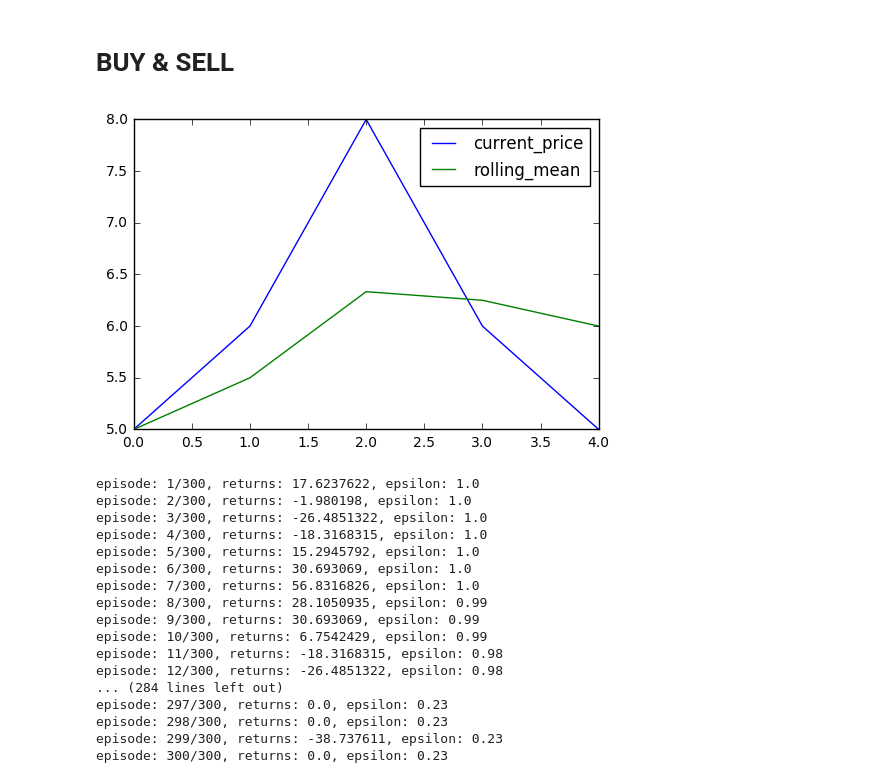
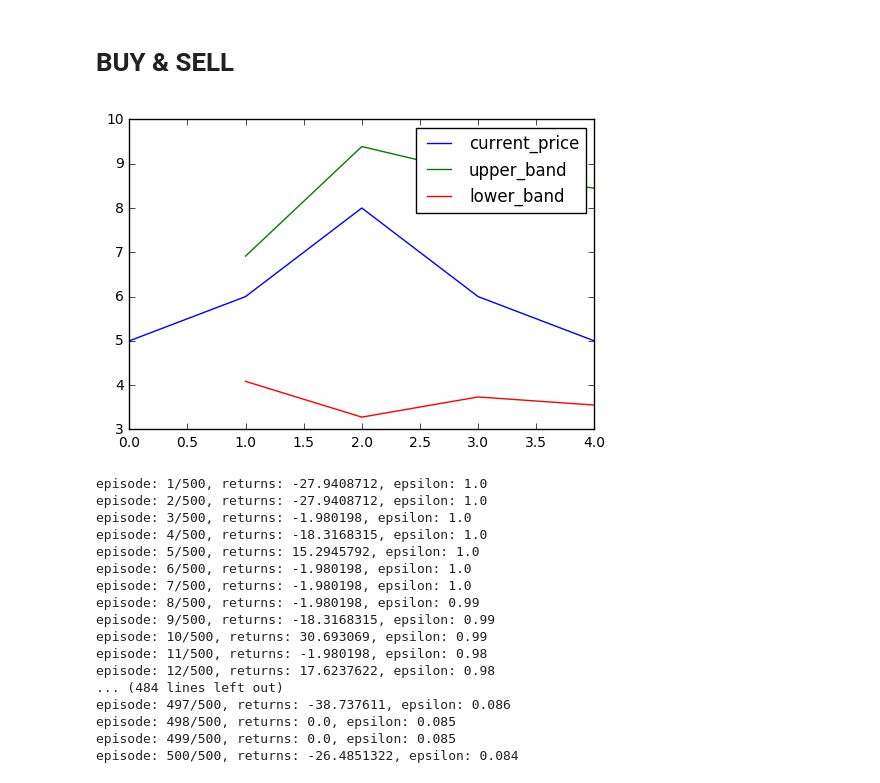
Before and after one commit to GradientTrader/simulator, a Jupyter notebook: debug.ipynb, the cells around one changed output. Cells and saved outputs as stored; diff of their text form; code cells hidden in the pictures.

```diff
--- a/debug.ipynb
+++ b/debug.ipynb
@@ -187,29 +187,29 @@ dummy_both = DDQNAgent(recent_k = 150, num_coins_per_order = num_coins_per_order
                      external_states = ["current_price"],
                      internal_states = ["is_holding_coin"], epsilon_min = 0.01)
 # %%
-dummy_both.env.plot(states_to_plot=["current_price", "rolling_mean"])
+dummy_both.env.plot(states_to_plot=["current_price", "upper_band", "lower_band"])
 # %% [output]
-[figure, old version]
+[figure, new version]
 # %%
-dummy_both.train(num_episodes=300)
+dummy_both.train(num_episodes=500)
 # %% [output]
-episode: 1/300, returns: 17.6237622, epsilon: 1.0
-episode: 2/300, returns: -1.980198, epsilon: 1.0
-episode: 3/300, returns: -26.4851322, epsilon: 1.0
-episode: 4/300, returns: -18.3168315, epsilon: 1.0
-episode: 5/300, returns: 15.2945792, epsilon: 1.0
-episode: 6/300, returns: 30.693069, epsilon: 1.0
-episode: 7/300, returns: 56.8316826, epsilon: 1.0
-episode: 8/300, returns: 28.1050935, epsilon: 0.99
-episode: 9/300, returns: 30.693069, epsilon: 0.99
-episode: 10/300, returns: 6.7542429, epsilon: 0.99
-episode: 11/300, returns: -18.3168315, epsilon: 0.98
-episode: 12/300, returns: -26.4851322, epsilon: 0.98
-... (284 lines left out)
-episode: 297/300, returns: 0.0, epsilon: 0.23
-episode: 298/300, returns: 0.0, epsilon: 0.23
-episode: 299/300, returns: -38.737611, epsilon: 0.23
-episode: 300/300, returns: 0.0, epsilon: 0.23
+episode: 1/500, returns: -27.9408712, epsilon: 1.0
+episode: 2/500, returns: -27.9408712, epsilon: 1.0
+episode: 3/500, returns: -1.980198, epsilon: 1.0
+episode: 4/500, returns: -18.3168315, epsilon: 1.0
+episode: 5/500, returns: 15.2945792, epsilon: 1.0
+episode: 6/500, returns: -1.980198, epsilon: 1.0
+episode: 7/500, returns: -1.980198, epsilon: 1.0
+episode: 8/500, returns: -1.980198, epsilon: 0.99
+episode: 9/500, returns: -18.3168315, epsilon: 0.99
+episode: 10/500, returns: 30.693069, epsilon: 0.99
+episode: 11/500, returns: -1.980198, epsilon: 0.98
+episode: 12/500, returns: 17.6237622, epsilon: 0.98
+... (484 lines left out)
+episode: 497/500, returns: -38.737611, epsilon: 0.086
+episode: 498/500, returns: 0.0, epsilon: 0.085
+episode: 499/500, returns: 0.0, epsilon: 0.085
+episode: 500/500, returns: -26.4851322, epsilon: 0.084
 # %%
 dummy_both.plot_cum_returns()
 # %% [output]
```
Also changed, not shown: parts of 18 cells of this notebook, 6 other files.
